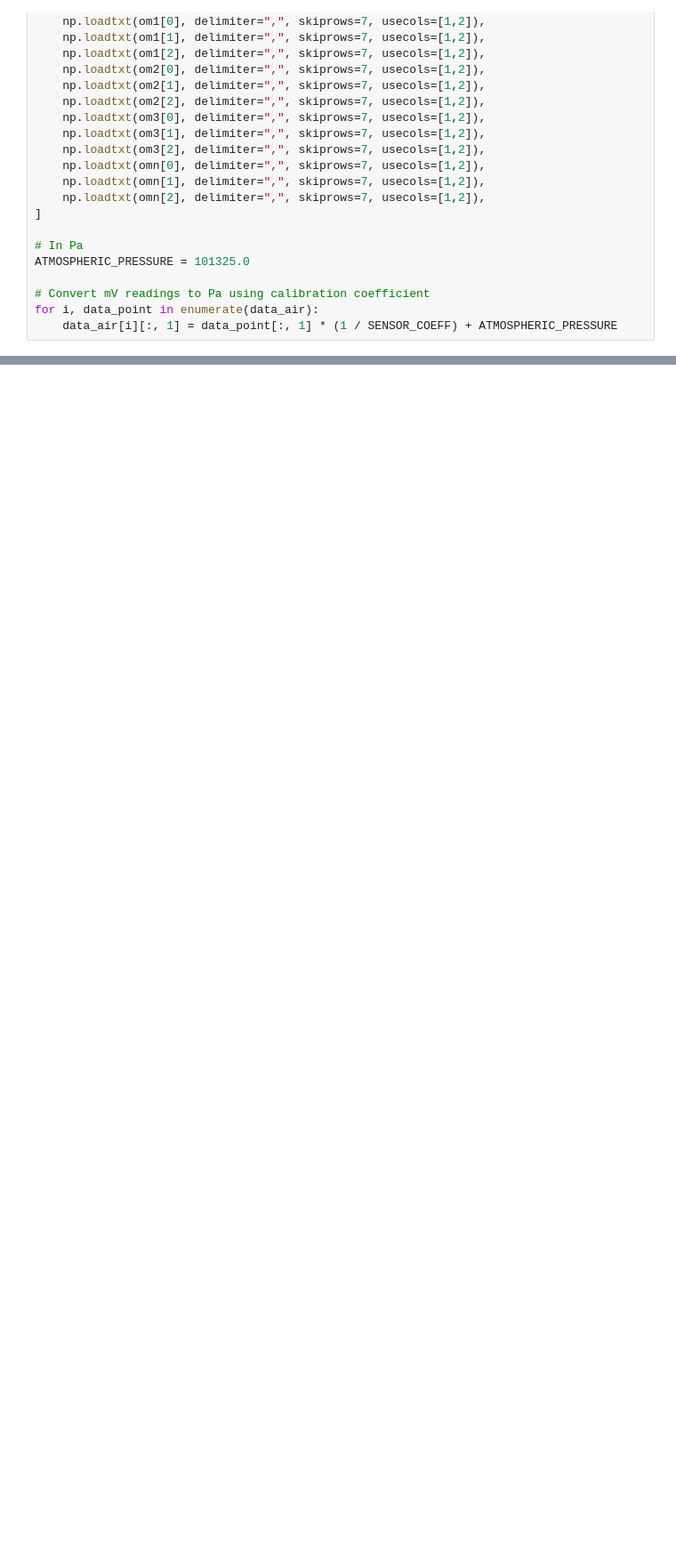
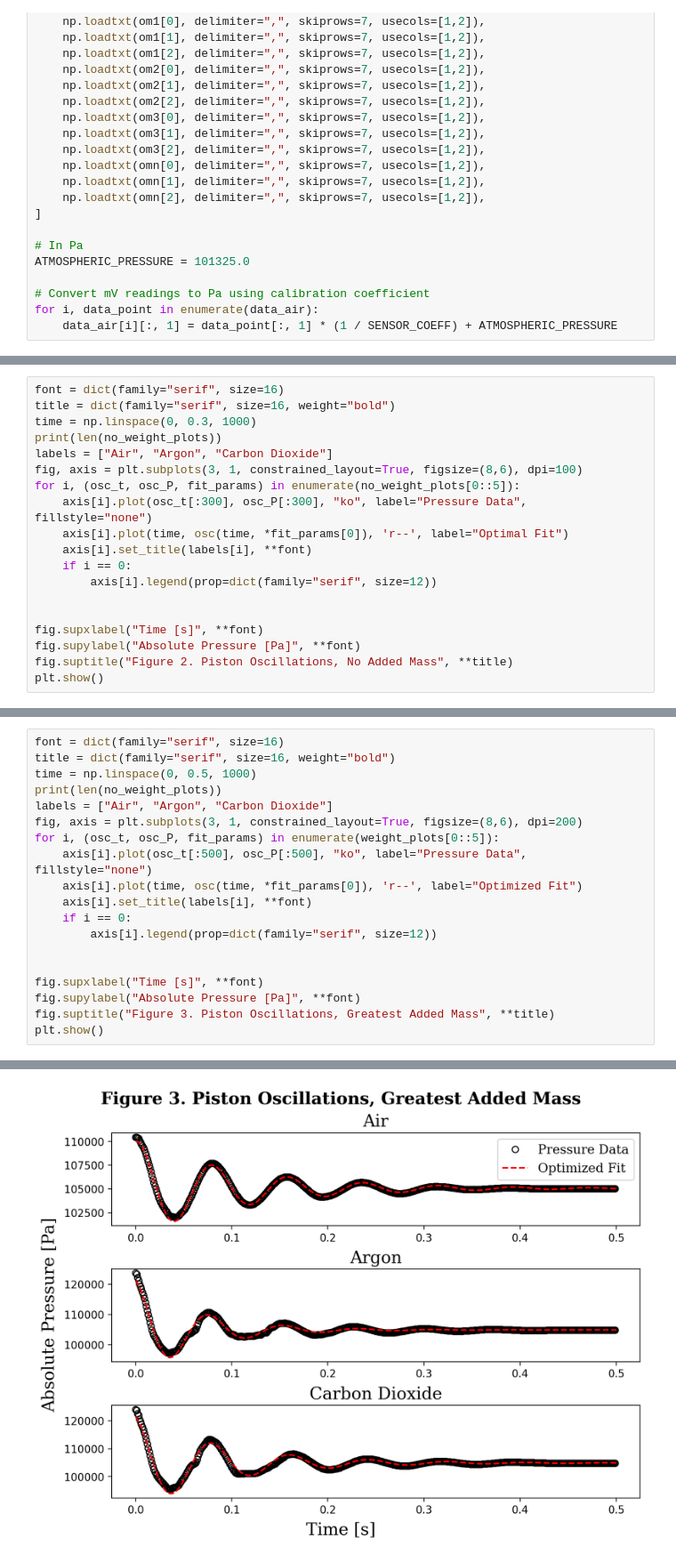
Before and after one commit to lsculv/ECH145A-Lab1, a Jupyter notebook: lab2.ipynb, the cells around one changed output, grey strips where cells are left out. Shown at 89% size. Cells and saved outputs as stored; diff of their text form; blank space fills up the shorter version.

```diff
--- a/lab2.ipynb
+++ b/lab2.ipynb
@@ -418,0 +526,19 @@ print(np.array(kappa_co2).std())
+# %%
+font = dict(family="serif", size=16)
+title = dict(family="serif", size=16, weight="bold")
+time = np.linspace(0, 0.3, 1000)
+print(len(no_weight_plots))
+labels = ["Air", "Argon", "Carbon Dioxide"]
+fig, axis = plt.subplots(3, 1, constrained_layout=True, figsize=(8,6), dpi=100)
+for i, (osc_t, osc_P, fit_params) in enumerate(no_weight_plots[0::5]):
+    axis[i].plot(osc_t[:300], osc_P[:300], "ko", label="Pressure Data", fillstyle="none")
+    axis[i].plot(time, osc(time, *fit_params[0]), 'r--', label="Optimal Fit")
+    axis[i].set_title(labels[i], **font)
+    if i == 0:
+        axis[i].legend(prop=dict(family="serif", size=12))
+
+
+fig.supxlabel("Time [s]", **font)
+fig.supylabel("Absolute Pressure [Pa]", **font)
+fig.suptitle("Figure 2. Piston Oscillations, No Added Mass", **title)
+plt.show()
@@ -418,0 +548,20 @@ print(np.array(kappa_co2).std())
+# %%
+font = dict(family="serif", size=16)
+title = dict(family="serif", size=16, weight="bold")
+time = np.linspace(0, 0.5, 1000)
+print(len(no_weight_plots))
+labels = ["Air", "Argon", "Carbon Dioxide"]
+fig, axis = plt.subplots(3, 1, constrained_layout=True, figsize=(8,6), dpi=200)
+for i, (osc_t, osc_P, fit_params) in enumerate(weight_plots[0::5]):
+    axis[i].plot(osc_t[:500], osc_P[:500], "ko", label="Pressure Data", fillstyle="none")
+    axis[i].plot(time, osc(time, *fit_params[0]), 'r--', label="Optimized Fit")
+    axis[i].set_title(labels[i], **font)
+    if i == 0:
+        axis[i].legend(prop=dict(family="serif", size=12))
+
+
+fig.supxlabel("Time [s]", **font)
+fig.supylabel("Absolute Pressure [Pa]", **font)
+fig.suptitle("Figure 3. Piston Oscillations, Greatest Added Mass", **title)
+plt.show()
+# %% [output]
@@ -418,0 +569 @@ print(np.array(kappa_co2).std())
+[figure, added]
```
Also changed, not shown: parts of 6 cells of this notebook, 1 other file.
